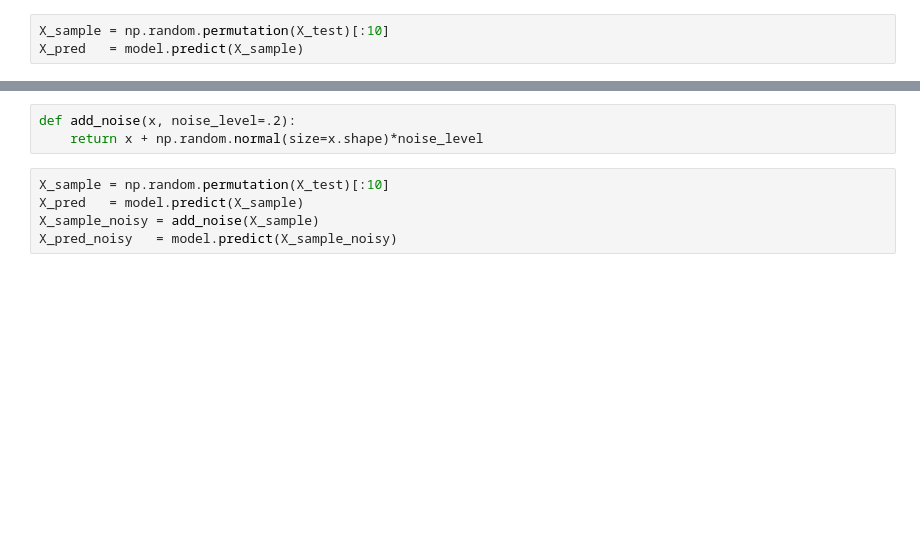
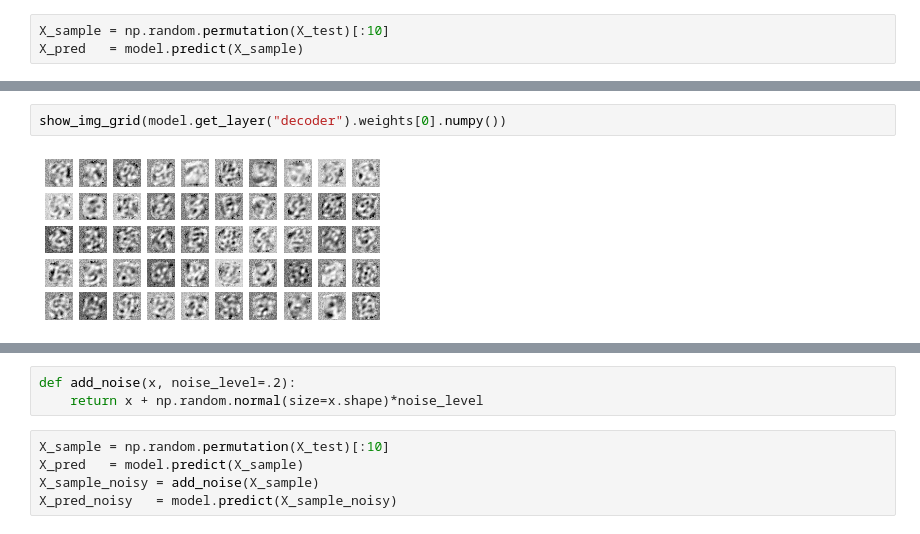
Before and after one commit to fagonzalezo/2021.deeplearning, a Jupyter notebook: _sources/content/U2.04 - Network Architectures - Autoencoders.ipynb, the cells around one changed output, grey strips where cells are left out. Cells and saved outputs as stored; diff of their text form; blank space fills up the shorter version.

```diff
--- a/_sources/content/U2.04 - Network Architectures - Autoencoders.ipynb
+++ b/_sources/content/U2.04 - Network Architectures - Autoencoders.ipynb
@@ -287,0 +269,4 @@ observe `.fit` call is unsupervised
+# %%
+show_img_grid(model.get_layer("decoder").weights[0].numpy())
+# %% [output]
+[figure, added]
```
Also changed, not shown: parts of 76 cells of this notebook, 24 other files.
